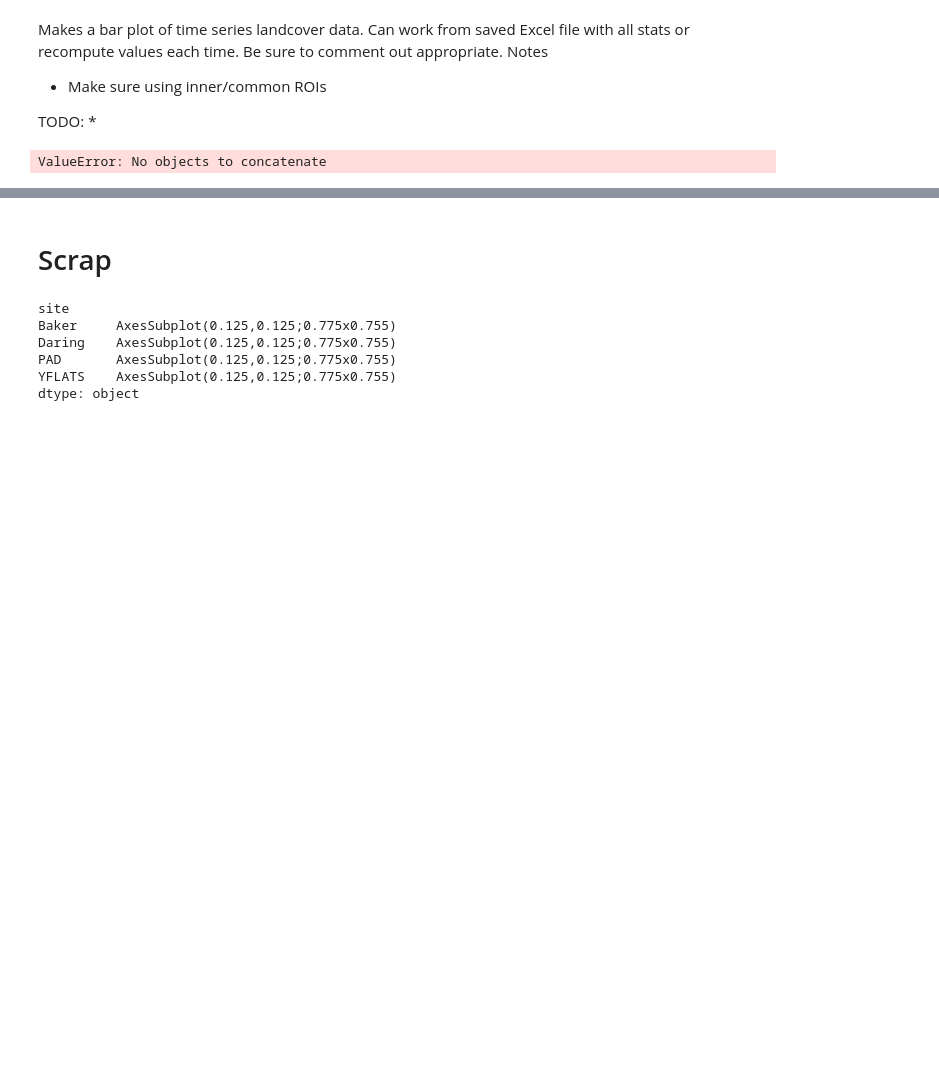
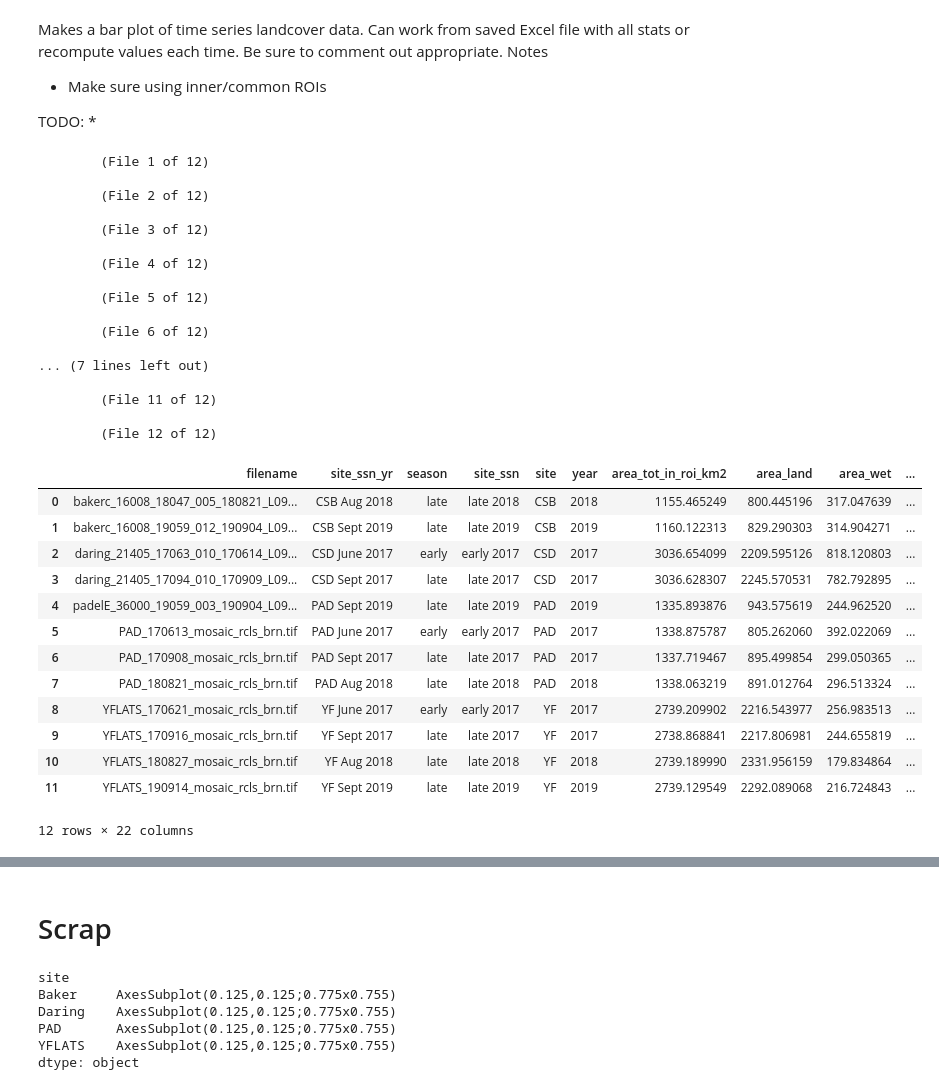
Before and after one commit to ekcomputer/random-wetlands, a Jupyter notebook: analysis/lake-bar-chart-time-series.ipynb, the cells around one changed output, grey strips where cells are left out. Drawn from its saved outputs; the diff is of its cells as text; code cells hidden in the pictures; blank space fills up the shorter version.

```diff
--- a/analysis/lake-bar-chart-time-series.ipynb
+++ b/analysis/lake-bar-chart-time-series.ipynb
@@ -85,36 +86,73 @@ for i, filepath in enumerate(files_in):
 #         src=src
 #         print(src.profile)
 #         profile = src.profile.copy() # save for output raster
     df['area_tot_in_roi_km2'] = np.sum(np.isin(lc, [non_roi_val, NODATAVALUE], invert=True)) * np.prod(src_res) / 1e6# np.sum(np.isin(lc, [1,2,3,4,5])) * np.prod(src_res) / 1e6
 #     df['area_valid_in_roi_km2'] = np.sum(np.isin(lc, [non_roi_val, NODATAVALUE, ], invert=True)) * np.prod(src_res) / 1e6
     df['area_land'] = np.sum(np.isin(lc, classes_reclass['dry_land'])) * np.prod(src_res) / 1e6
     df['area_wet'] = np.sum(np.isin(lc, classes_reclass['wet'])) * np.prod(src_res) / 1e6
-    df['area_wet_emerg'] = np.sum(np.isin(lc, classes_reclass['wet_emergent'])) * np.prod(src_res) / 1e6
-    df['area_water'] = np.sum(np.isin(lc, classes_reclass['water'])) * np.prod(src_res) / 1e6
+    em_mask = np.isin(lc, classes_reclass['wet_emergent'])
+    df['area_wet_emerg'] = np.sum(em_mask) * np.prod(src_res) / 1e6
+    water_mask = np.isin(lc, classes_reclass['water'])
+    df['area_water'] = np.sum(water_mask) * np.prod(src_res) / 1e6
     df['area_wet_graminoid'] = np.sum(np.isin(lc, classes_reclass['wet_graminoid'])) * np.prod(src_res) / 1e6
     df['area_wet_shrubs'] = np.sum(np.isin(lc, classes_reclass['wet_shrubs'])) * np.prod(src_res) / 1e6
     df['area_wet_forest'] = np.sum(np.isin(lc, classes_reclass['wet_forest'])) * np.prod(src_res) / 1e6
     df['area_wet_emerg_no_lk'] = np.sum(np.isin(lc, classes_reclass['wet_emergent_no_lake'])) * np.prod(src_res) / 1e6
     df['area_bridge'] = np.sum(np.isin(lc, bridge_val)) * np.prod(src_res) / 1e6
     df['area_water_no_lk'] = np.sum(np.isin(lc, classes_reclass['water_no_lake'])) * np.prod(src_res) / 1e6
     df['area_non_roi'] = np.sum(np.isin(lc, non_roi_val)) * np.prod(src_res) / 1e6
     df['no_data'] = np.sum(np.isin(lc, NODATAVALUE)) * np.prod(src_res) / 1e6
     df['area_per_pixel_m2'] = np.prod(src_res)
+
+        ## calculate em island area, method #2
+    water_island_mask = remove_small_holes(water_mask, 1000000, connectivity=2) # fill islands (land and em), so  they are actually included in mask
+    df['em_island_area'] = np.sum(water_island_mask & em_mask) / 1e6 # in km2
+    df['em_percent_islands'] = df['em_island_area'] / df['area_wet_emerg'] * 100
 
     # Smart way:
 #     for key in classes_reclass.keys():
 #         df[key] = np.sum(np.isin(lc, classes_reclass[key])) * np.prod(src_res) / 1e6
 
     ## append to list
     list_to_concat.append(df)
 
 ## Merge dataframes into one
 df_all = pd.concat(list_to_concat)
 
 ## view
 df_all
 # %% [output]
-ValueError: No objects to concatenate
+        (File 1 of 12)
+
+        (File 2 of 12)
+
+        (File 3 of 12)
+
+        (File 4 of 12)
+
+        (File 5 of 12)
+
+        (File 6 of 12)
+
+... (7 lines left out)
+
+        (File 11 of 12)
+
+        (File 12 of 12)
+|  | filename | site_ssn_yr | season | site_ssn | site | year | area_tot_in_roi_km2 | area_land | area_wet | ... |
+| 0 | bakerc_16008_18047_005_180821_L09... | CSB Aug 2018 | late | late 2018 | CSB | 2018 | 1155.465249 | 800.445196 | 317.047639 | ... |
+| 1 | bakerc_16008_19059_012_190904_L09... | CSB Sept 2019 | late | late 2019 | CSB | 2019 | 1160.122313 | 829.290303 | 314.904271 | ... |
+| 2 | daring_21405_17063_010_170614_L09... | CSD June 2017 | early | early 2017 | CSD | 2017 | 3036.654099 | 2209.595126 | 818.120803 | ... |
+| 3 | daring_21405_17094_010_170909_L09... | CSD Sept 2017 | late | late 2017 | CSD | 2017 | 3036.628307 | 2245.570531 | 782.792895 | ... |
+| 4 | padelE_36000_19059_003_190904_L09... | PAD Sept 2019 | late | late 2019 | PAD | 2019 | 1335.893876 | 943.575619 | 244.962520 | ... |
+| 5 | PAD_170613_mosaic_rcls_brn.tif | PAD June 2017 | early | early 2017 | PAD | 2017 | 1338.875787 | 805.262060 | 392.022069 | ... |
+| 6 | PAD_170908_mosaic_rcls_brn.tif | PAD Sept 2017 | late | late 2017 | PAD | 2017 | 1337.719467 | 895.499854 | 299.050365 | ... |
+| 7 | PAD_180821_mosaic_rcls_brn.tif | PAD Aug 2018 | late | late 2018 | PAD | 2018 | 1338.063219 | 891.012764 | 296.513324 | ... |
+| 8 | YFLATS_170621_mosaic_rcls_brn.tif | YF June 2017 | early | early 2017 | YF | 2017 | 2739.209902 | 2216.543977 | 256.983513 | ... |
+| 9 | YFLATS_170916_mosaic_rcls_brn.tif | YF Sept 2017 | late | late 2017 | YF | 2017 | 2738.868841 | 2217.806981 | 244.655819 | ... |
+| 10 | YFLATS_180827_mosaic_rcls_brn.tif | YF Aug 2018 | late | late 2018 | YF | 2018 | 2739.189990 | 2331.956159 | 179.834864 | ... |
+| 11 | YFLATS_190914_mosaic_rcls_brn.tif | YF Sept 2019 | late | late 2019 | YF | 2019 | 2739.129549 | 2292.089068 | 216.724843 | ... |
+12 rows × 22 columns
 # %%
 ## temp vis
 %matplotlib widget
```
Also changed, not shown: parts of 5 cells of this notebook, 4 other files.
